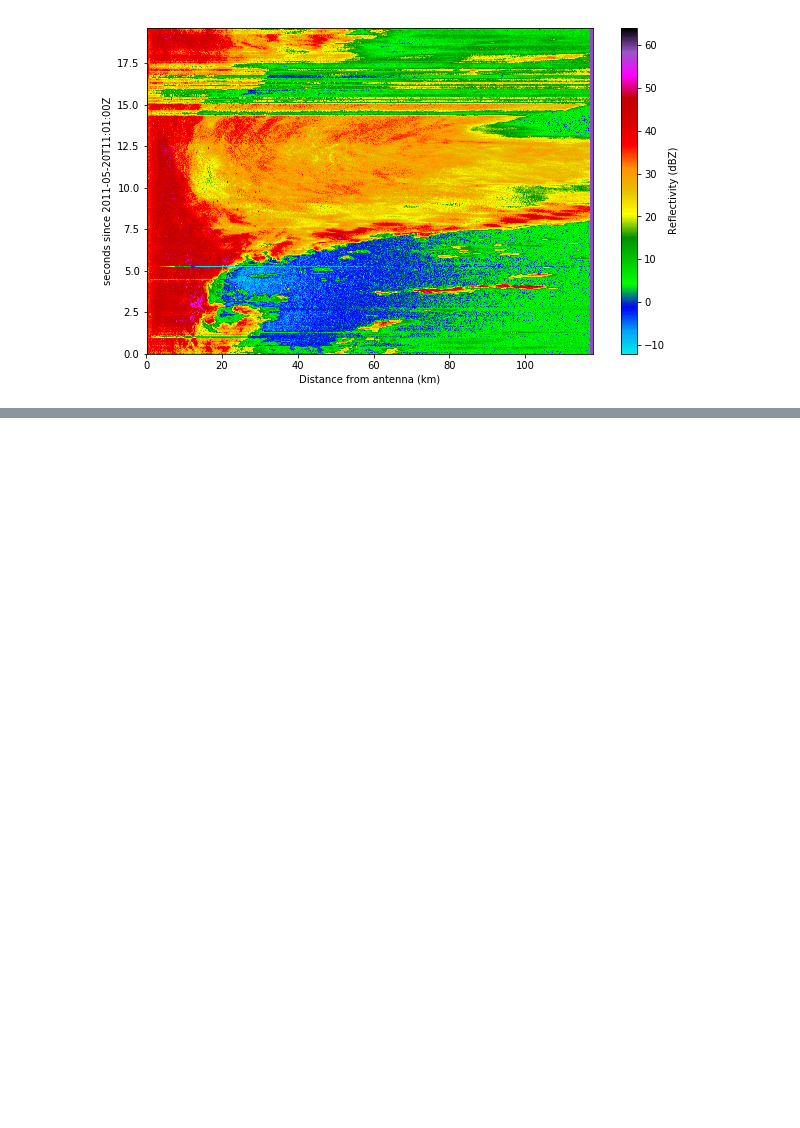
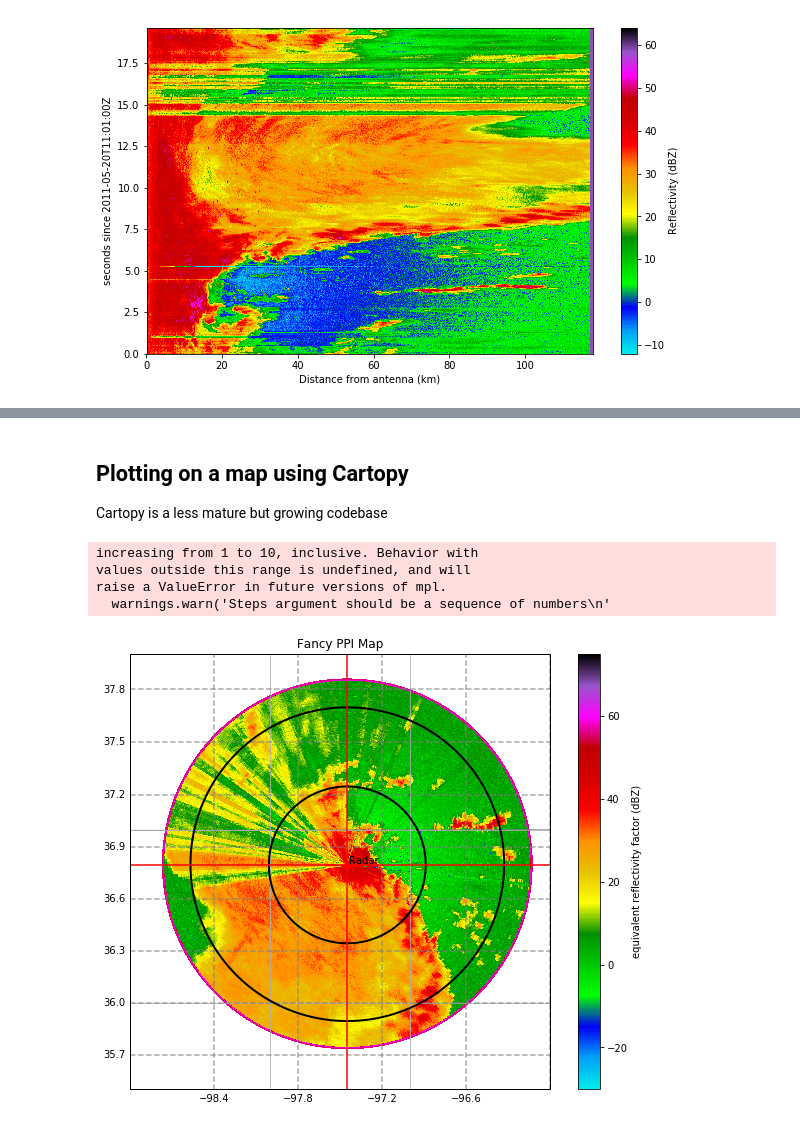
Before and after one commit to openradar/AMS_radar_in_the_cloud, a Jupyter notebook: notebooks/Basic PyART.ipynb, the cells around one changed output, grey strips where cells are left out. Saved outputs shown, nothing was run; the diff lists cells and outputs as text; code cells hidden in the pictures; blank space fills up the shorter version.

Commit message:
ENH: Py-ART Notebook
First iteration complete

```diff
--- a/notebooks/Basic PyART.ipynb
+++ b/notebooks/Basic PyART.ipynb
@@ -103,0 +149,44 @@ plt.colorbar(label = 'Reflectivity (dBZ)')
+# %% [markdown]
+Plotting on a map using Cartopy
+-----------------------------
+Cartopy is a less mature but growing codebase
+# %%
+fig = plt.figure(figsize = [10,8])
+display = pyart.graph.RadarMapDisplayCartopy(radar)
+lat_0 = display.loc[0]
+lon_0 = display.loc[1]
+
+#Main difference! Cartopy forces you to select a projection first!
+projection = cartopy.crs.Mercator(
+                central_longitude=lon_0,
+                min_latitude=33.0, max_latitude=38.)
+
+display.plot_ppi_map(
+    'reflectivity', 0, colorbar_flag=True,
+    title="Fancy PPI Map",
+    projection=projection,
+    min_lon=-99, max_lon=-96, min_lat=35.5, max_lat=38,
+    mask_outside=True)
+
+#Mark the radar
+display.plot_point(lon_0, lat_0, label_text='Radar')
+
+#Range rings
+display.plot_range_rings([50, 100])
+
+#Cross hairs
+display.plot_line_geo(np.array([lon_0, lon_0]), np.array([35.5, 38]))
+display.plot_line_geo(np.array([-99, -96]), np.array([lat_0, lat_0]))
+
+#Get the current axes and plot some lat and lon lines
+ax = plt.gca()
+gl = ax.gridlines( draw_labels=True,
+                  linewidth=2, color='gray', alpha=0.5, linestyle='--')
+gl.xlabels_top = False
+gl.ylabels_right = False
+# %% [output]
+increasing from 1 to 10, inclusive. Behavior with
+values outside this range is undefined, and will
+raise a ValueError in future versions of mpl.
+  warnings.warn('Steps argument should be a sequence of numbers\n'
+[figure, added]
```
Also changed, not shown: parts of 7 cells of this notebook.
